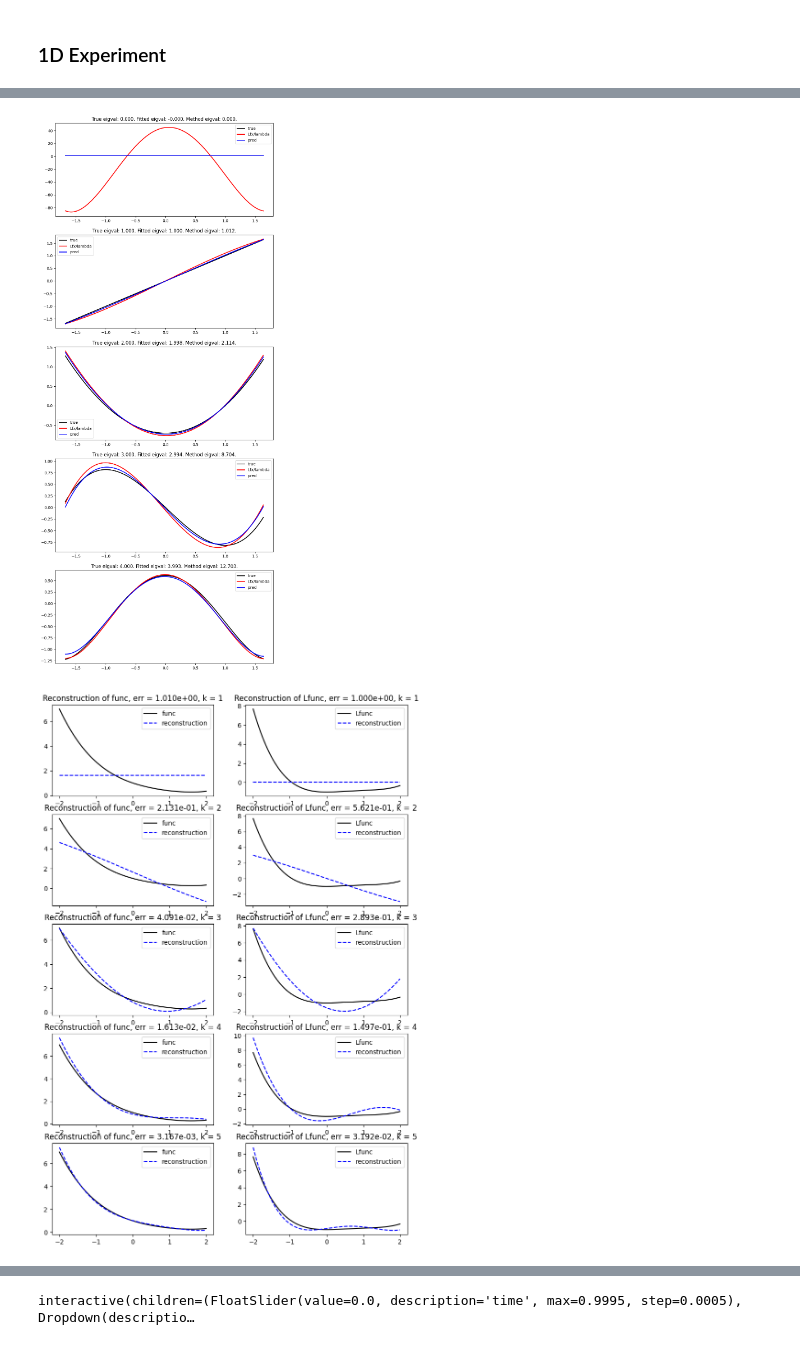
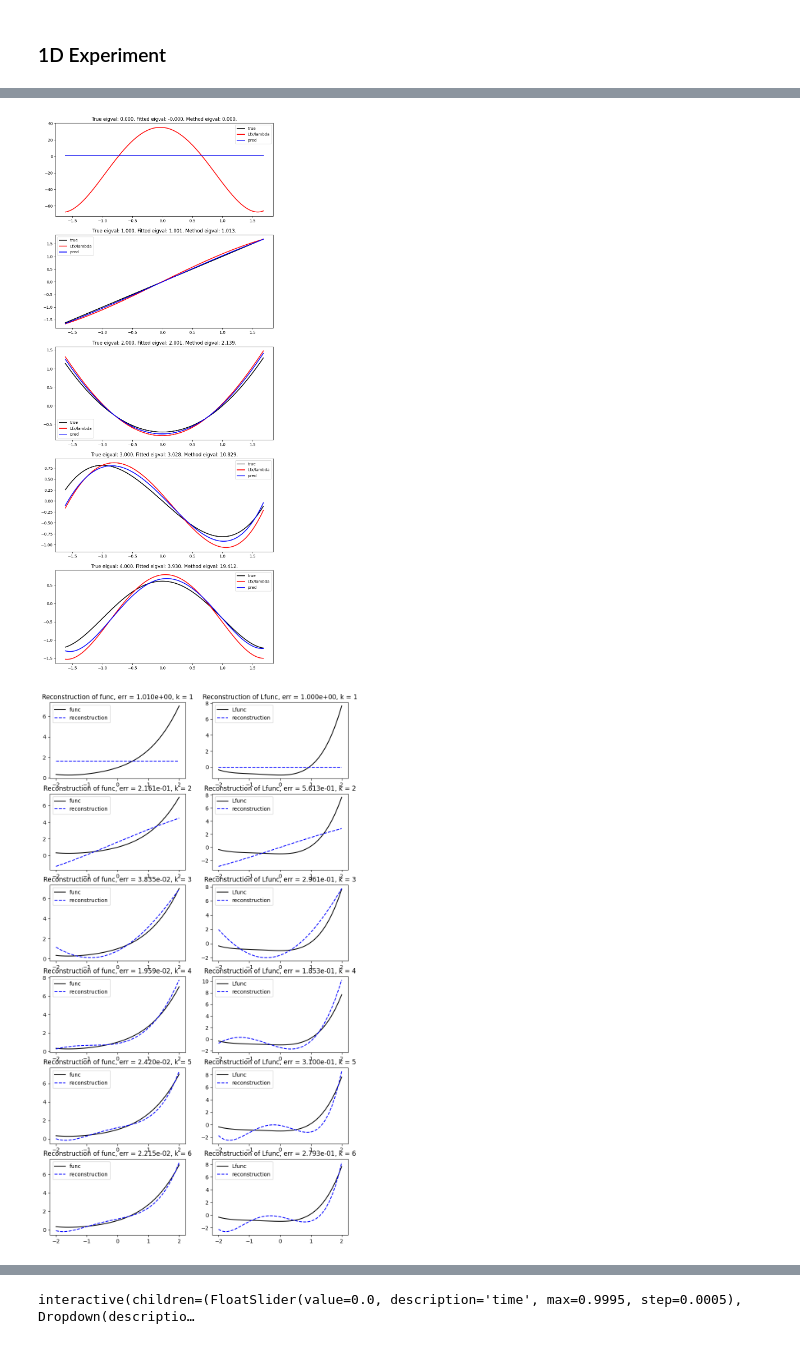
Before and after one commit to lclaeys/eigenfunction-solver, a Jupyter notebook: notebooks/kernel_galerkin.ipynb, the cells around one changed output, grey strips where cells are left out. Saved outputs shown, nothing was run; the diff lists cells and outputs as text; code cells hidden in the pictures.

```diff
--- a/notebooks/kernel_galerkin.ipynb
+++ b/notebooks/kernel_galerkin.ipynb
@@ -37,7 +37,7 @@ def kernel_experiment(experiment_params, energy, kernel_class = GaussianKernel):
 
     np.random.seed(42)
     dim = kernel_params['dim']
-    x = energy.exact_sample((200000,))
+    x = energy.exact_sample((1000000,))
 
     kernel = kernel_class(kernel_params)
 
@@ -75,7 +75,8 @@ experiment_params = {
         'regularizer': 0.0,
         'L_reg': 1e-6,
         'verbose': False,
-        'k': 5
+        'k': 6,
+        'num_samples': 10000
     }
 }
 
@@ -87,7 +88,7 @@ if solver is None:
     print('Error')
 else:
     evaluator = EigenEvaluator(energy)
-    x_eval = energy.exact_sample((10000,))
+    x_eval = energy.exact_sample((100000,))
 
     out = evaluator.evaluate_metrics(solver, x_eval, metrics, k = experiment_params['solver_params']['k'])
     for metric in metrics:
@@ -108,17 +109,17 @@ fitted_eigenvalue_mse: [2.26538718e-11 6.46528439e-08 2.01577425e-06 9.81672453e
 # %%
 _ = evaluator.plot(solver,x_eval,5,plot_exact=True, plot_Lf = True)
 # %% [output]
-[figure, old version]
+[figure, new version]
 # %%
 def func(x):
-    return (1-x+x**2/2-x**3/6+x**4/24).sum()
+    return (1+x+x**2/2+x**3/6+x**4/24).sum()
 
 reconstruction_evaluator = ReconstructionEvaluator(energy, func)
 
 t = np.linspace(-2,2,1000)[:,None]
 
 _ = reconstruction_evaluator.plot_reconstruction(t, solver.predict(t),
                                              x, solver.predict(x),
                                              solver.fitted_eigvals)
 # %% [output]
-[figure, old version]
+[figure, new version]
```
Also changed, not shown: parts of 12 cells of this notebook, 15 other files.
